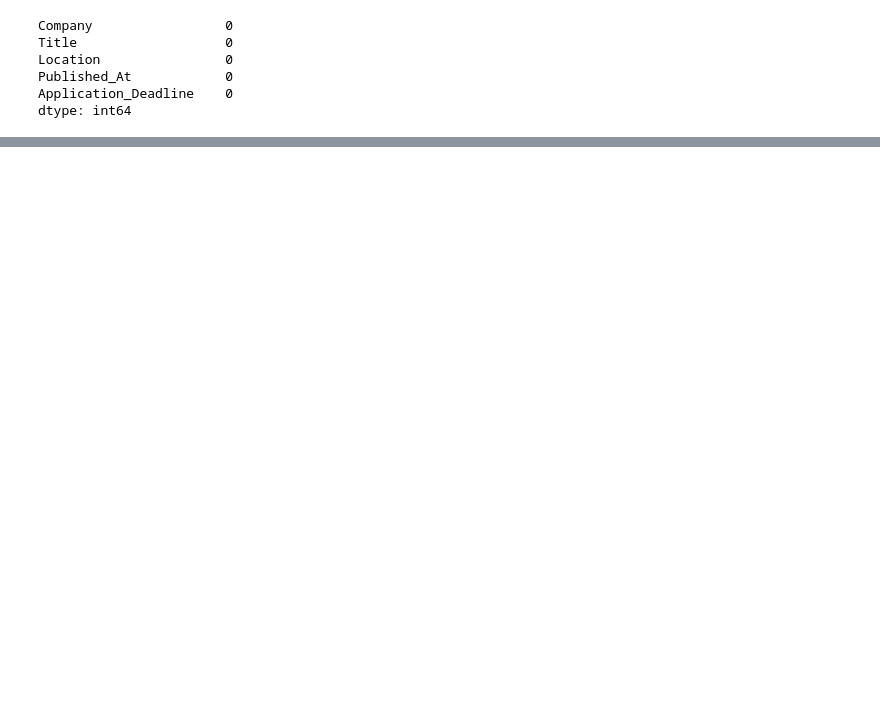
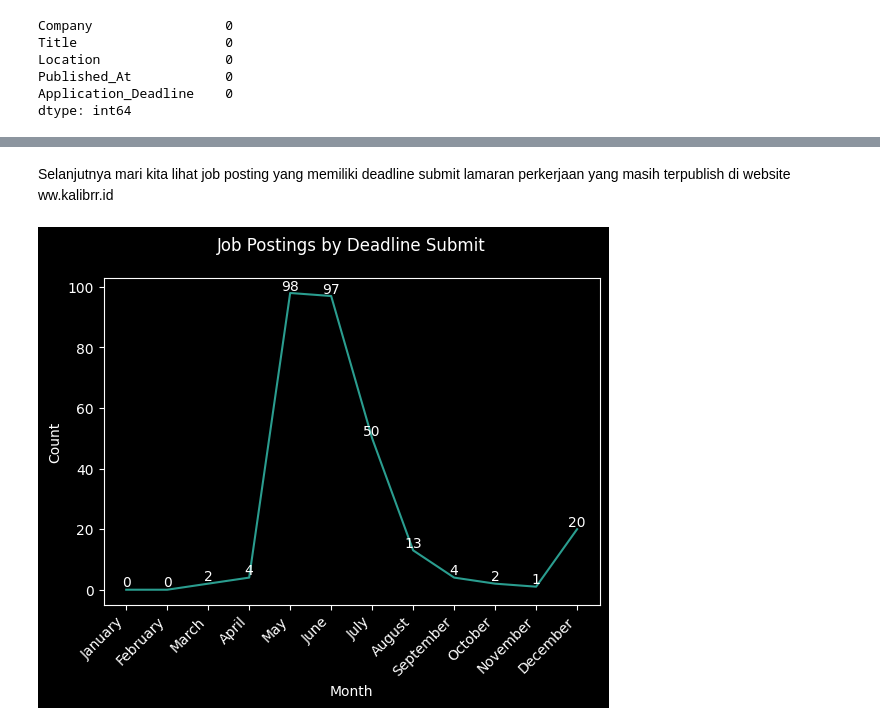
Before and after one commit to rusdipermana/webscrapping-id-kalibrr, a Jupyter notebook: webscrapping-id-kalibrr.ipynb, the cells around one changed output, grey strips where cells are left out. Drawn from its saved outputs; the diff is of its cells as text; code cells hidden in the pictures; blank space fills up the shorter version.

```diff
--- a/webscrapping-id-kalibrr.ipynb
+++ b/webscrapping-id-kalibrr.ipynb
@@ -505,0 +334,3 @@ Dari data diatas menunjukan masih terdapat data yang belum bersih dimana nama ko
+# %%
+df_1['Location'] = df_1['Location'].astype('category')
+df_1.dtypes
@@ -505,0 +435,4 @@ Dari data diatas menunjukan masih terdapat data yang belum bersih dimana nama ko
+# %%
+# Filter data dengan tahun 2023 pada kolom 'Posted_Date'
+df_1 = df_1[df_1['Posted_Date'].dt.year == 2023]
+df_1['Posted_Date'].value_counts().sort_index(level=['Posted_Date'], ascending=True)
@@ -505,0 +459,3 @@ Dari data diatas menunjukan masih terdapat data yang belum bersih dimana nama ko
+# %%
+df_1['publish_month'] = df_1['Posted_Date'].dt.month_name()
+df_1['publish_month'].value_counts().sort_index(level=['publish_month'], ascending=True)
@@ -505,0 +625,33 @@ Dari data diatas menunjukan masih terdapat data yang belum bersih dimana nama ko
+# %% [markdown]
+Selanjutnya mari kita lihat job posting yang memiliki deadline submit lamaran perkerjaan yang masih terpublish di website ww.kalibrr.id
+# %%
+import calendar
+
+deadline_month = df_1['deadline_month'].value_counts().sort_index()
+deadline_month = deadline_month.sort_values(key=lambda x: [list(calendar.month_name).index(i) for i in x.index])
+
+
+# Menambahkan bulan Januari, Februari, dan Maret dengan nilai 0
+deadline_month = deadline_month.reindex(calendar.month_name[1:], fill_value=0)
+deadline_month = deadline_month.sort_values(key=lambda x: [list(calendar.month_name).index(i) for i in x.index])
+
+
+# menyesuaikan margin pada sumbu x
+plt.subplots_adjust(bottom=0.2)
+# menambahkan jarak pada label sumbu x
+plt.xticks(rotation=45, ha='right')
+# membuat diagram garis
+plt.plot(deadline_month.index, deadline_month.values, color='#2a9d8f')
+# menambahkan angka hasil data ke diagram
+for x, y in zip(deadline_month.index, deadline_month.values):
+    plt.text(x, y, str(y), ha='center', va='bottom')
+# menambahkan label sumbu x dan y
+plt.xlabel('Month')
+plt.ylabel('Count')
+# menambahkan judul diagram
+plt.title('Job Postings by Deadline Submit', pad=20)
+
+# menampilkan diagram
+plt.show()
+# %% [output]
+[figure, added]
```
Also changed, not shown: parts of 86 cells of this notebook, 7 other files.
